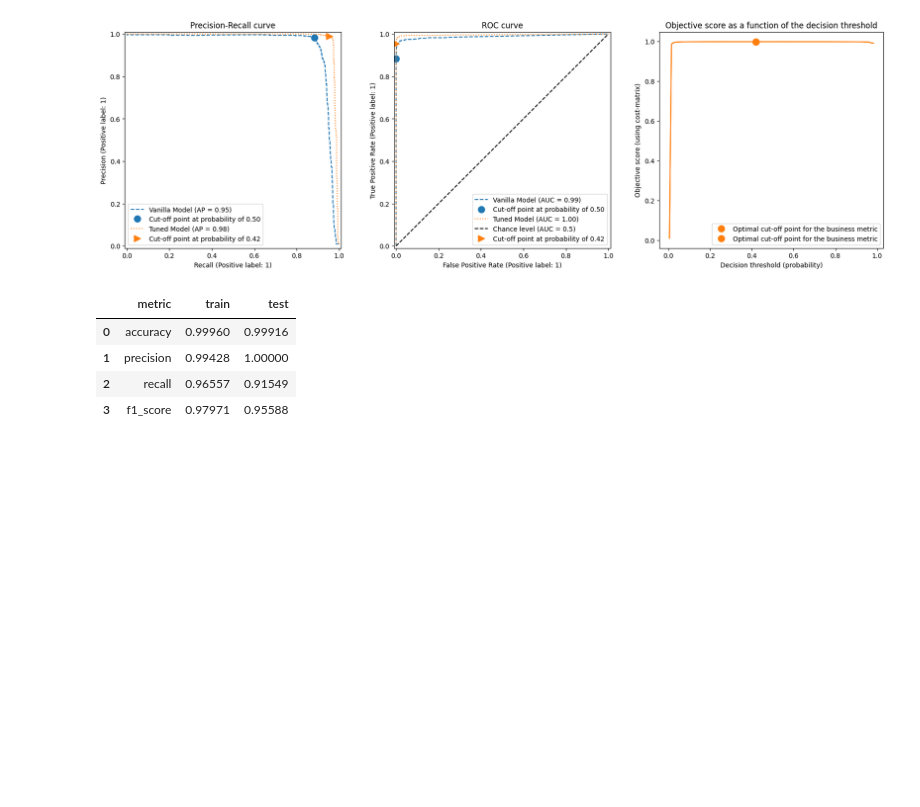
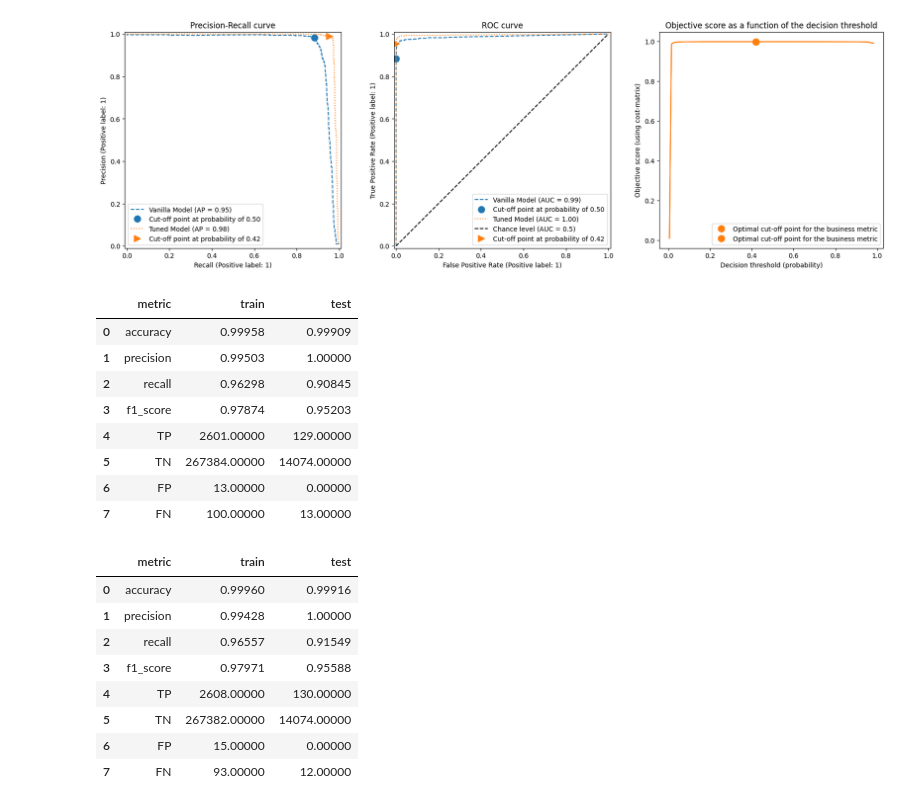
Before and after one commit to goncvlo/Fraud, a Jupyter notebook: notebooks/threshold.ipynb, the cells around one changed output. Saved outputs shown, nothing was run; the diff lists cells and outputs as text; code cells hidden in the pictures; blank space fills up the shorter version.

```diff
--- a/notebooks/threshold.ipynb
+++ b/notebooks/threshold.ipynb
@@ -106,20 +106,36 @@ plot_roc_pr_curves(clf.model, tuned_clf.model, X_train=train[2].iloc[:,:-1], y_t
 # %%
 # fit algorithm on whole training set
 clf = Classification(
     algorithm='XGBClassifier'
     , **{'n_estimators': 10, 'max_depth': 20}
     )
 clf.fit(X=X_train, y=y_train)
 
 # test set evaluation
-eval = Evaluation(clf=clf, threshold=threshold)
-eval.fit(
-    X_train=X_train, y_train=y_train
-    , X_test=X_test, y_test=y_test
-    )
+for i in [0.5, threshold]:
+    eval = Evaluation(clf=clf, threshold=i)
+    display(
+        eval.fit(
+            X_train=X_train, y_train=y_train
+            , X_test=X_test, y_test=y_test
+            )
+            )
 # %% [output]
 |  | metric | train | test |
-| 0 | accuracy | 0.99960 | 0.99916 |
-| 1 | precision | 0.99428 | 1.00000 |
-| 2 | recall | 0.96557 | 0.91549 |
-| 3 | f1_score | 0.97971 | 0.95588 |
+| 0 | accuracy | 0.99958 | 0.99909 |
+| 1 | precision | 0.99503 | 1.00000 |
+| 2 | recall | 0.96298 | 0.90845 |
+| 3 | f1_score | 0.97874 | 0.95203 |
+| 4 | TP | 2601.00000 | 129.00000 |
+| 5 | TN | 267384.00000 | 14074.00000 |
+| 6 | FP | 13.00000 | 0.00000 |
+| 7 | FN | 100.00000 | 13.00000 |
+|  | metric | train | test |
+| 0 | accuracy | 0.99960 | 0.99916 |
+| 1 | precision | 0.99428 | 1.00000 |
+| 2 | recall | 0.96557 | 0.91549 |
+| 3 | f1_score | 0.97971 | 0.95588 |
+| 4 | TP | 2608.00000 | 130.00000 |
+| 5 | TN | 267382.00000 | 14074.00000 |
+| 6 | FP | 15.00000 | 0.00000 |
+| 7 | FN | 93.00000 | 12.00000 |
```
Also changed, not shown: parts of 3 cells of this notebook.
